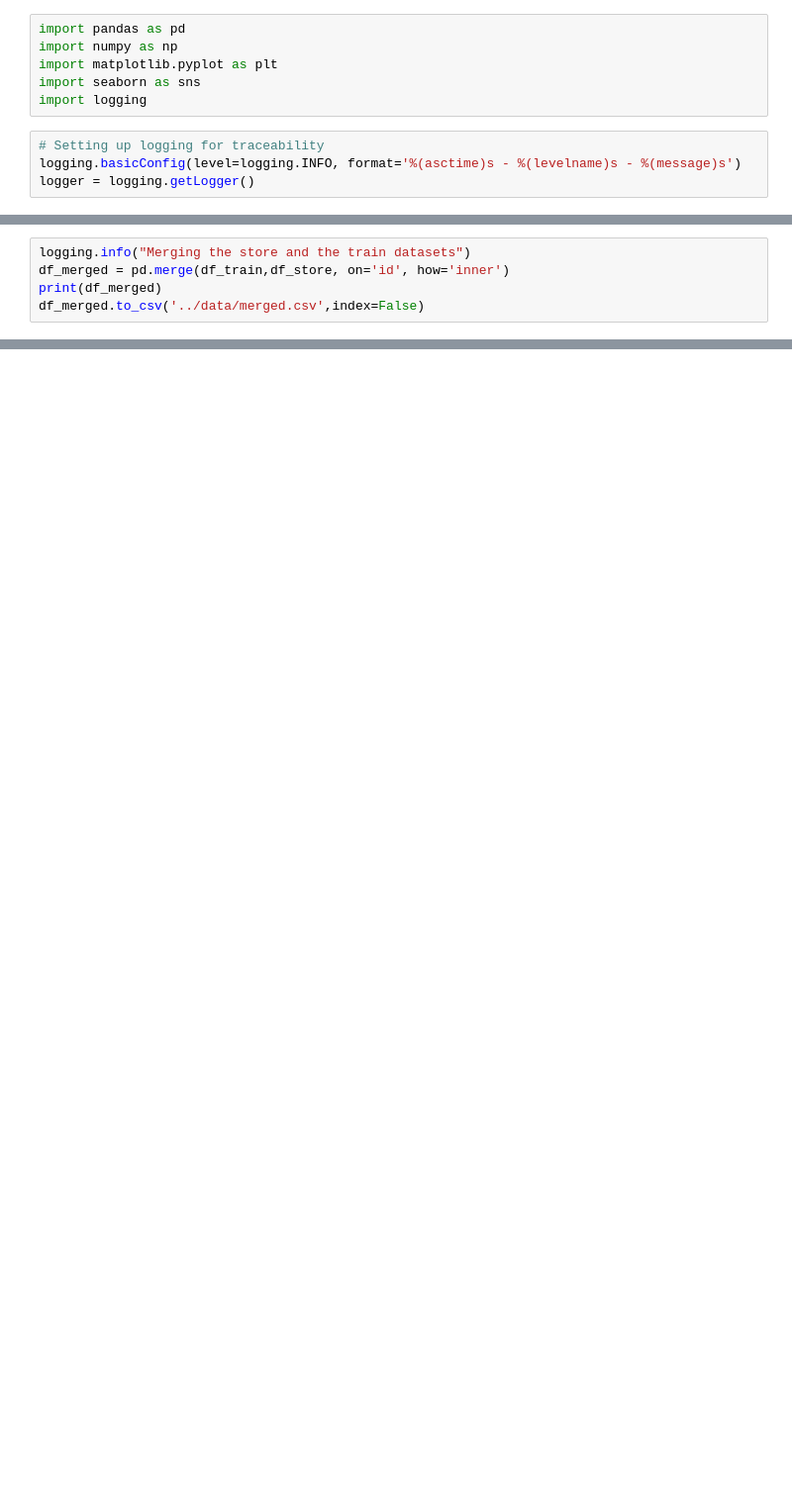
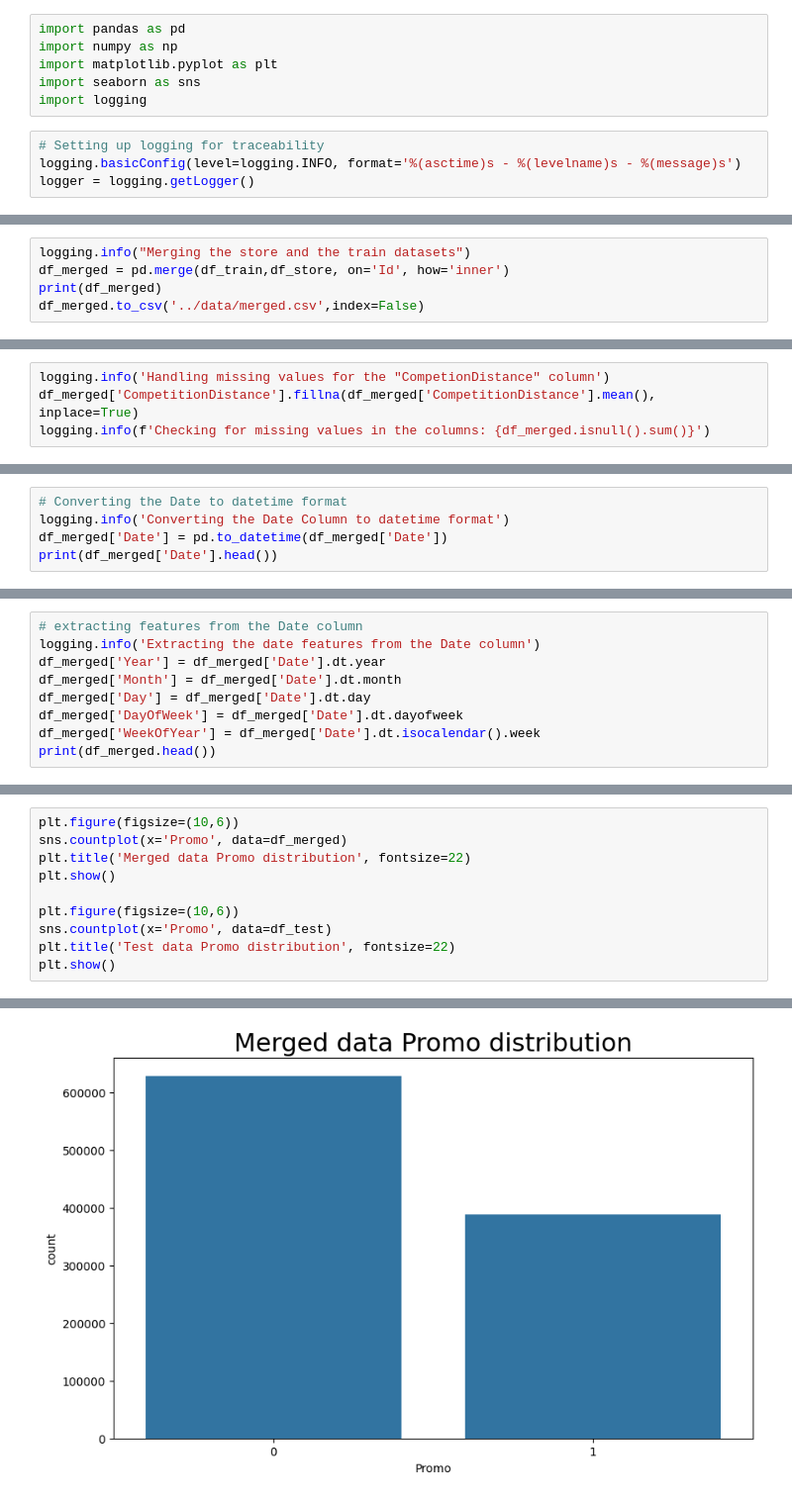
Before and after one commit to abrhame/Rossmann-Pharmaceuticals, a Jupyter notebook: notebooks/task1.ipynb, the cells around one changed output, grey strips where cells are left out. Shown at 99% size. Cells and saved outputs as stored; diff of their text form; blank space fills up the shorter version.

```diff
--- a/notebooks/task1.ipynb
+++ b/notebooks/task1.ipynb
@@ -42,6 +44,6 @@ print(df_train.head())
 # %%
 logging.info("Merging the store and the train datasets")
-df_merged = pd.merge(df_train,df_store, on='id', how='inner')
+df_merged = pd.merge(df_train,df_store, on='Id', how='inner')
 print(df_merged)
 df_merged.to_csv('../data/merged.csv',index=False)
 # %% [output]
@@ -73,0 +122,4 @@ logger.info(f"merged dataset shape: {df_merged.shape}")
+# %%
+logging.info('Handling missing values for the "CompetionDistance" column')
+df_merged['CompetitionDistance'].fillna(df_merged['CompetitionDistance'].mean(), inplace=True)
+logging.info(f'Checking for missing values in the columns: {df_merged.isnull().sum()}')
@@ -73,0 +144,5 @@ logger.info(f"merged dataset shape: {df_merged.shape}")
+# %%
+# Converting the Date to datetime format
+logging.info('Converting the Date Column to datetime format')
+df_merged['Date'] = pd.to_datetime(df_merged['Date'])
+print(df_merged['Date'].head())
@@ -73,0 +157,9 @@ logger.info(f"merged dataset shape: {df_merged.shape}")
+# %%
+# extracting features from the Date column
+logging.info('Extracting the date features from the Date column')
+df_merged['Year'] = df_merged['Date'].dt.year
+df_merged['Month'] = df_merged['Date'].dt.month
+df_merged['Day'] = df_merged['Date'].dt.day
+df_merged['DayOfWeek'] = df_merged['Date'].dt.dayofweek
+df_merged['WeekOfYear'] = df_merged['Date'].dt.isocalendar().week
+print(df_merged.head())
@@ -73,0 +189,11 @@ logger.info(f"merged dataset shape: {df_merged.shape}")
+# %%
+plt.figure(figsize=(10,6))
+sns.countplot(x='Promo', data=df_merged)
+plt.title('Merged data Promo distribution', fontsize=22)
+plt.show()
+
+plt.figure(figsize=(10,6))
+sns.countplot(x='Promo', data=df_test)
+plt.title('Test data Promo distribution', fontsize=22)
+plt.show()
+# %% [output]
@@ -73,0 +202 @@ logger.info(f"merged dataset shape: {df_merged.shape}")
+[figure, added]
```
Also changed, not shown: parts of 28 cells of this notebook.
